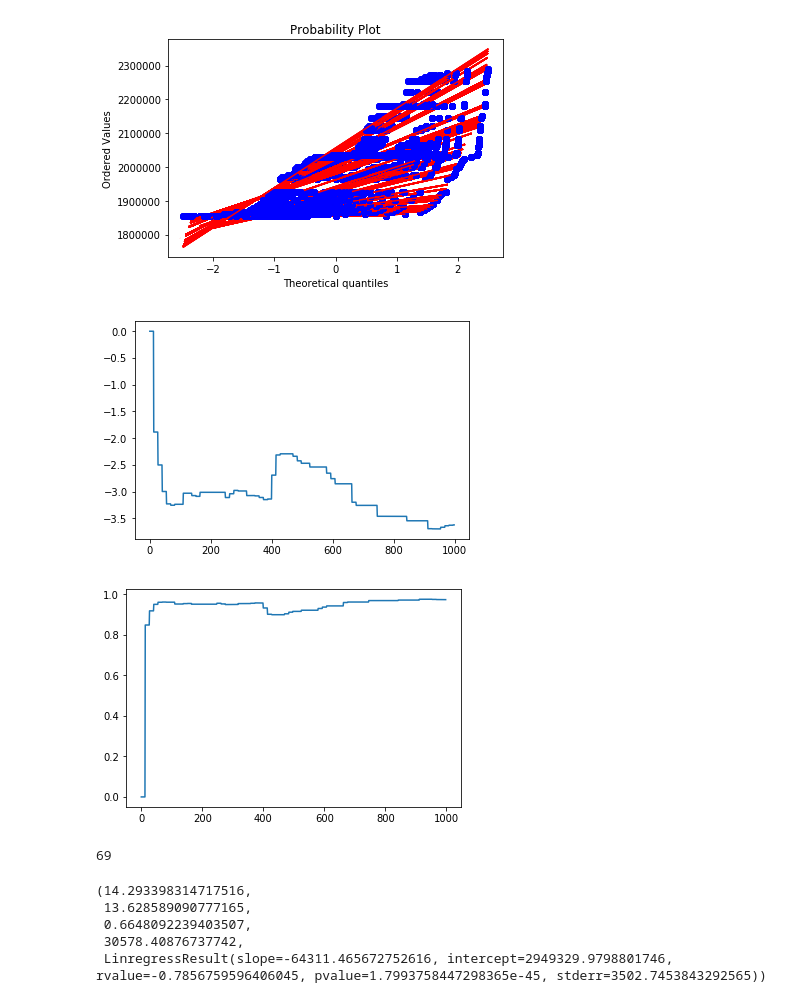
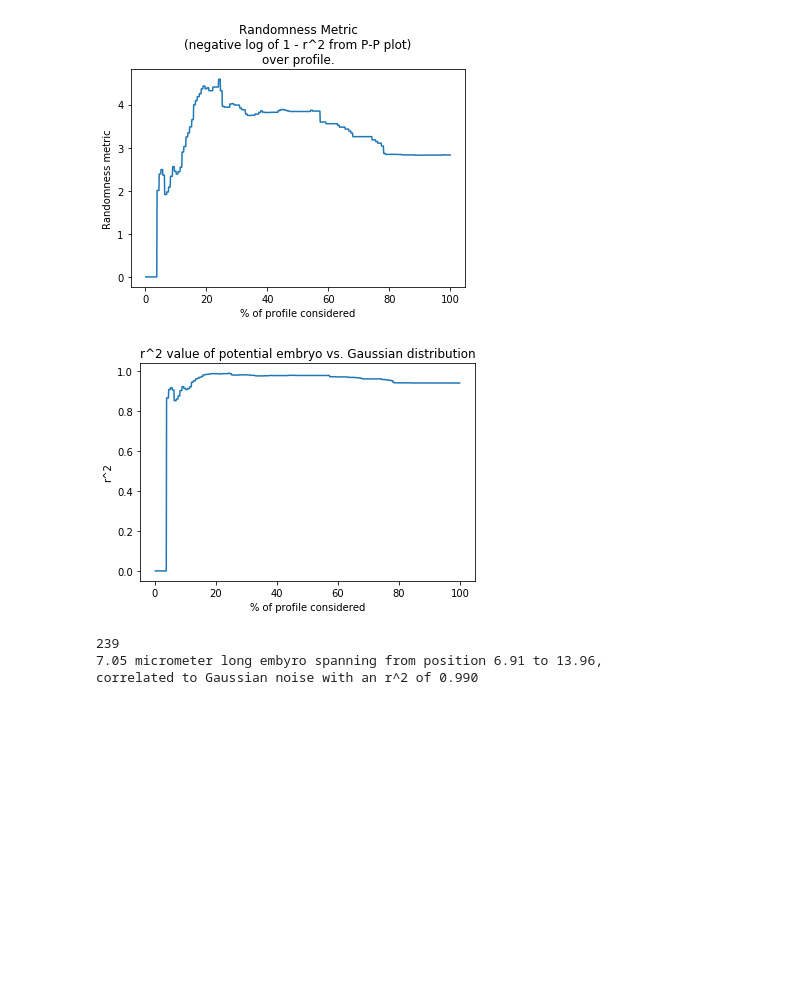
Before and after one commit to cemel-jhu/PSB-Image-Processing, a Jupyter notebook: PSB_Processing.ipynb, the cells around one changed output. Saved outputs shown, nothing was run; the diff lists cells and outputs as text; code cells hidden in the pictures; blank space fills up the shorter version.

```diff
--- a/PSB_Processing.ipynb
+++ b/PSB_Processing.ipynb
@@ -404,23 +427,23 @@ if interactive:
 """Grab events for entire PSB"""
 try:
   if recompute: raise
-  vs = np.load("vs_{}.npy".format(experiment))
+  vs = np.load("npy/vs_{}.npy".format(experiment))
 except:
   pool = multiprocessing.Pool()
   vs = pool.map(velocity_profile, range(cube.shape[1]))
   pool.close()
   del pool
   vs = np.array(list(zip(*vs)))
-  np.save("vs_{}".format(experiment), vs)
+  np.save("npy/vs_{}".format(experiment), vs)
 # %%
 """Choose a particular psb from the sheared images."""
-if not interactive:
+if interactive:
   # Check out our slice
 
   ## Play with cropping values here, and record in experiments
   ## definition in cell #3
-  width = 30
-  start =  390
+  # width = 30
+  # start =  390
 
   ## It may also be desireable to overwrite the band # here for quick
   ## iteration.
@@ -442,6 +465,9 @@ XY = np.mean(scaled, axis=0)
 raw = np.mean(unscaled, axis=0)
 # %%
 """Massage and filter data for extreme outliers."""
+
+time_margin = 1
+
 def flatten(v):
   return np.array(list(zip(*sum([list(zip(*sl)) for sl in v], []))))
 
@@ -543,10 +629,10 @@ def fit_segment(xy, lower=5, upper=8, right=False, preserve=False, plot=True):
     plt.xlabel("Cycles since start of Nucleation")
     plt.ylabel(u"Propogation distance from Nucleation site (μm).")
     plt.plot(xy[0, :], xy[1, :], 'bo', X, fit_fn(X), '--k')
-    plt.savefig("speed{}_{}.svg".format(experiment, band))
+    plt.savefig("svg/speed{}_{}.svg".format(experiment, band))
     plt.show()
   return scipy.stats.linregress(*xy)
 
-line = fit_segment(np.array([lin, convex_hull]), lower=8, upper=12.5, right=False)
+line = fit_segment(np.array([lin, convex_hull]), lower=2.5, upper=8.5, right=False)
 line
 # %% [output]
@@ -555,43 +641,68 @@ LinregressResult(slope=8.627243628316864e-06, intercept=-0.18537566689993135, rv
 # %%
 """Determine a likely embryo from the fit of the profile to randomness."""
-def embryo(xy, lower=5, upper=8, debug=False):
+def embryo(xy, lower=2.5, upper=15, debug=False, plot=True):
+  """Determines embyronic width of a profile.
+  Starting with the lowest point on the profile, determines if a
+  collection of points is likely random by comparion to gassian distribution.
+  The collection is then expanded by the surrounding lowest points.
+
+  Args:
+      xy: The profile to consider
+      lower: The lower bound on the profile to be considered.
+      upper: The upper bound on the profile to be considered.
+      debug: Produce additional plots and logs
+      plot: Produce plot for randomness metrics
+
+  Returns:
+      tuple of embyro start, embyro end, embryo length, standard deviation, r^2 in embryo
+  """
   gradations = np.arange(.1, 100, .1)
   xy = filter_segment(xy, xy, lower=lower, upper=upper)
   line_xy = filter_segment(xy, xy, lower=5, upper=12)
   xy = np.array([xy[1, :], xy[0, :]])
   line_xy = np.array([line_xy[1, :], line_xy[0, :]])
   line = fit_segment(line_xy, lower=0, upper=np.max(line_xy), plot=debug)
   if debug: print(line, np.min(xy[0, :]))
+  pps = None
+  if debug: pps=pylab
 
   def f(e):
     gaussian = filter_segment(xy, xy, lower=0, upper=np.min(xy[0, :]) + line.stderr * e)
-    _, (c, i, rSquared) = probplot(gaussian[0, :], dist='norm', plot=pylab)
+    _, (c, i, rSquared) = probplot(gaussian[0, :], dist='norm', plot=pps)
     return rSquared
 
   rs = np.array(list(map(f, gradations)))
-  selection = np.argmax(rs[:600])
-  if debug:
+  selection = np.argmax(rs)
+  if plot:
     plt.show()
-    plt.plot(np.log(1-rs))
+    plt.title("""Randomness Metric
+(negative log of 1 - r^2 from P-P plot)
+over profile.""")
+    plt.ylabel("Randomness metric")
+    plt.xlabel("% of profile considered")
+    plt.plot(gradations, -np.log(1 - rs))
+    plt.savefig("svg/random{}_{}.svg".format(experiment, band))
     plt.show()
-    plt.plot(rs)
+    plt.title("r^2 value of potential embryo vs. Gaussian distribution")
+    plt.ylabel("r^2")
+    plt.xlabel("% of profile considered")
+    plt.plot(gradations, rs)
     plt.show()
+    np.savetxt("csv/randomraw_{}_band_{}.csv".format(experiment, band), np.array([gradations, rs]).T, delimiter=",")
     print(selection)
 
   std = gradations[selection] * line.stderr
   f(gradations[np.argmax(rs)])
   filt = filter_segment(xy, xy, lower=0, upper=np.min(xy[0, :]) + std)[1, :]
-  if not debug: plt.close("all")
-  return np.max(filt), np.min(filt), np.max(filt) - np.min(filt), std, fit_segment(xy, lower=0, upper=np.min(xy[0, :]) + line.stderr * std, preserve=True, plot=debug)
+  plt.close("all")
+  return np.min(filt), np.max(filt), np.max(filt) - np.min(filt), std, np.max(rs)
 
-embryo(np.array([lin, convex_hull]), lower=2.5, upper=16.5)
+print("""{2:.2f} micrometer long embyro spanning from position {0:.2f} to {1:.2f},
+correlated to Gaussian noise with an r^2 of {4:.3f}""".format(
+    *embryo(np.array([lin, convex_hull]), lower=2.5, upper=16.5)))
 # %% [output]
-[figure, old version]
+[figure, new version]
-[figure, old version]
+[figure, new version]
-[figure, removed]
-69
+239
+7.05 micrometer long embyro spanning from position 6.91 to 13.96,
+correlated to Gaussian noise with an r^2 of 0.990
-(14.293398314717516,
- 13.628589090777165,
- 0.6648092239403507,
- 30578.40876737742,
- LinregressResult(slope=-64311.465672752616, intercept=2949329.9798801746, rvalue=-0.7856759596406045, pvalue=1.7993758447298365e-45, stderr=3502.7453843292565))
```
Also changed, not shown: parts of 14 cells of this notebook, 5 other files.
